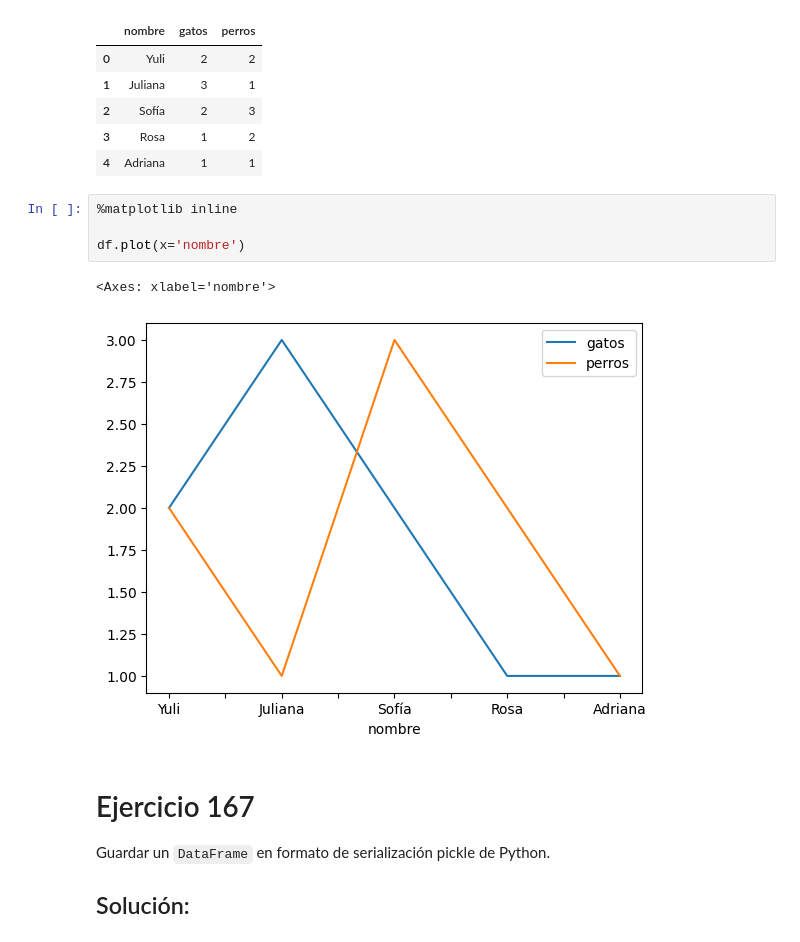
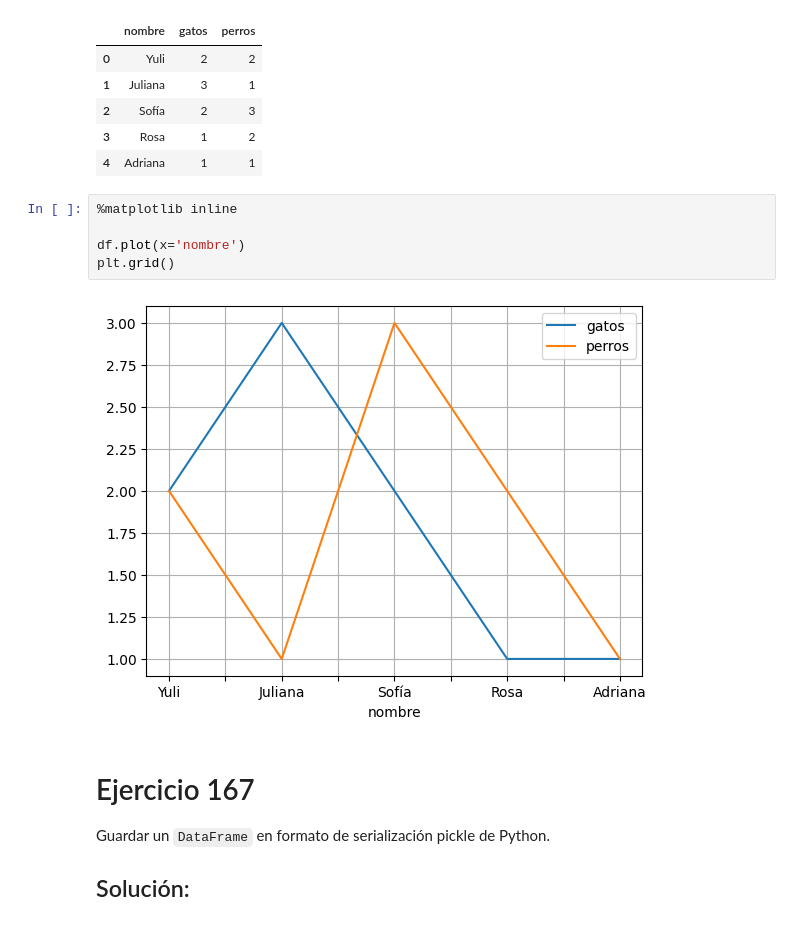
Before and after one commit to Alexgit999/Python-Pandas-Ejercicios, a Jupyter notebook: Python-Pandas-Ejercicios-Serie4.ipynb, the cells around one changed output. Saved outputs shown, nothing was run; the diff lists cells and outputs as text.

```diff
--- a/Python-Pandas-Ejercicios-Serie4.ipynb
+++ b/Python-Pandas-Ejercicios-Serie4.ipynb
@@ -244,10 +245,10 @@ df
 # %%
 %matplotlib inline
 
 df.plot(x='nombre')
+plt.grid()
 # %% [output]
-<Axes: xlabel='nombre'>
-[figure, old version]
+[figure, new version]
 # %% [markdown]
 # Ejercicio 167
 
```
Also changed, not shown: parts of 1 cell of this notebook.
